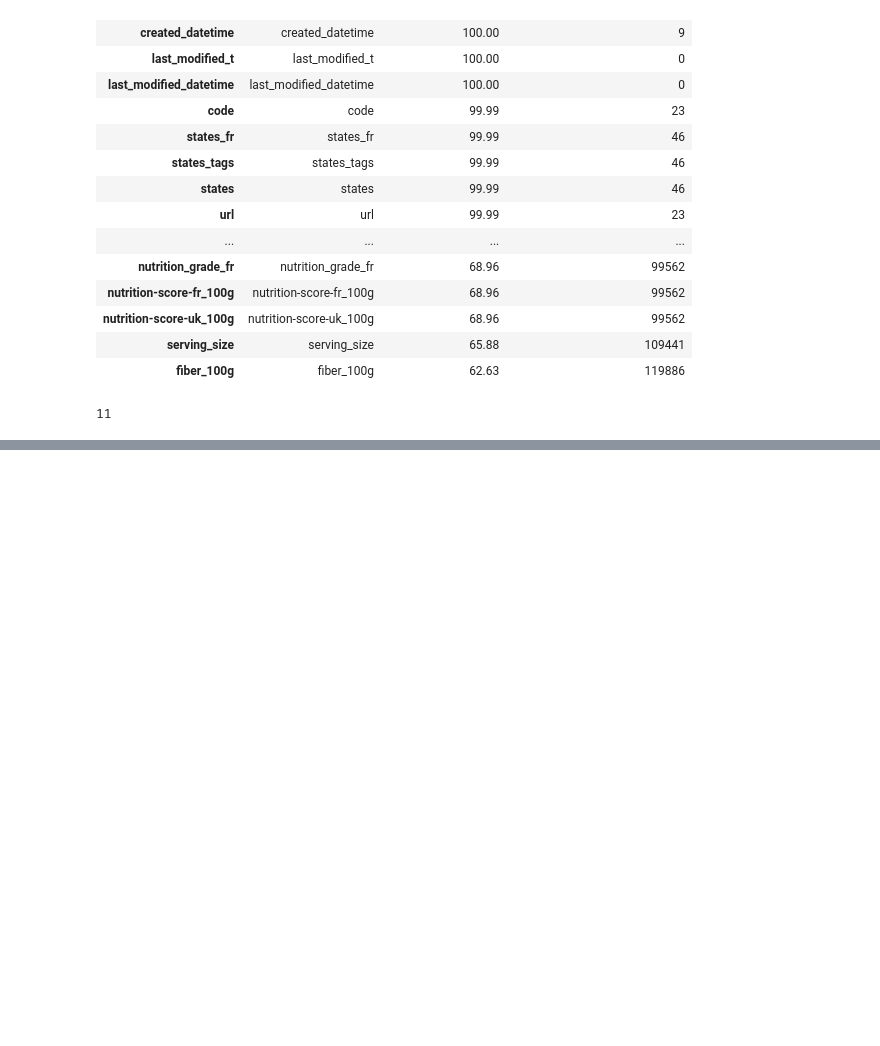
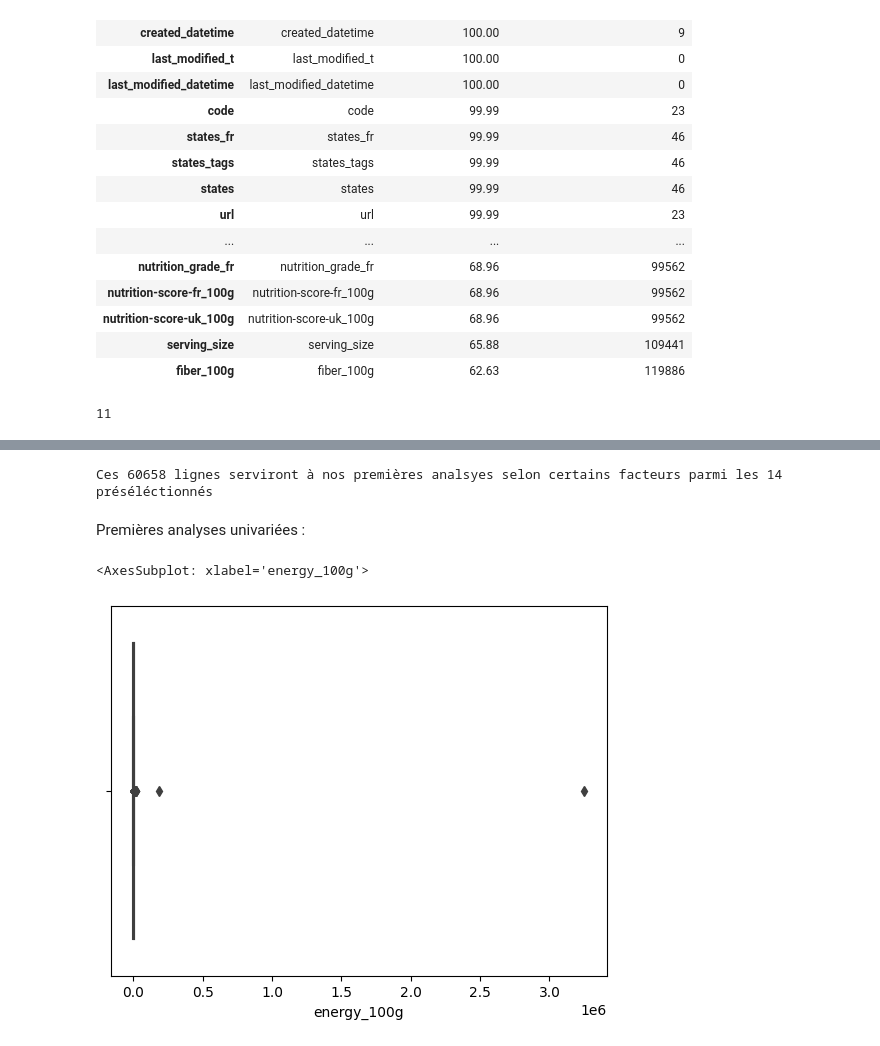
Before and after one commit to pcarette/OPCR-1-SP, a Jupyter notebook: OPCR_Project_1.ipynb, the cells around one changed output, grey strips where cells are left out. Saved outputs shown, nothing was run; the diff lists cells and outputs as text; code cells hidden in the pictures; blank space fills up the shorter version.

Commit message:
first graphics

```diff
--- a/OPCR_Project_1.ipynb
+++ b/OPCR_Project_1.ipynb
@@ -239,0 +253,10 @@ dtype: int64
+# %%
+data_not_na = data[data["product_name"].notna()
+                           & data["brands"].notna()
+                           & data["pnns_groups_1"].notna()
+                           & data["pnns_groups_2"].notna()
+                           & data["nutrition_grade_fr"].notna()
+                          ]
+
+print(f"Nombre d'observations où les variables sélectionnées sont représentées: {data_not_na.shape[0]}")
+print(f"Pourcentage des observations filtrées sur l'ensemble des données: {data_not_na.shape[0]/data.shape[0]*100:.2f}%")
@@ -239,0 +286,32 @@ dtype: int64
+# %%
+filtered_data = data_not_na.loc[:, ["product_name",
+                                   "brands",
+                                   "pnns_groups_1",
+                                   "pnns_groups_2",
+                                   "additives_n",
+                                   "energy_100g",
+                                   "proteins_100g",
+                                   "sugars_100g",
+                                   "fat_100g",
+                                   "saturated-fat_100g",
+                                   "carbohydrates_100g",
+                                   "sodium_100g",
+                                   "nutrition-score-fr_100g",
+                                    "nutrition_grade_fr"
+                                   ]
+                               ]
+# %%
+filtered_data.shape[0]
+print(f"Ces {filtered_data.shape[0]} lignes serviront à nos premières analsyes selon certains facteurs parmi les {filtered_data.shape[1]} préséléctionnés")
+# %% [output]
+Ces 60658 lignes serviront à nos premières analsyes selon certains facteurs parmi les 14 préséléctionnés
+# %% [markdown]
+Premières analyses univariées :
+# %%
+sns.boxplot(x=filtered_data["energy_100g"])
+
+
+#sns.histplot(data=filtered_data, x="energy_100g")
+# %% [output]
+<AxesSubplot: xlabel='energy_100g'>
+[figure, added]
```
Also changed, not shown: parts of 16 cells of this notebook.
